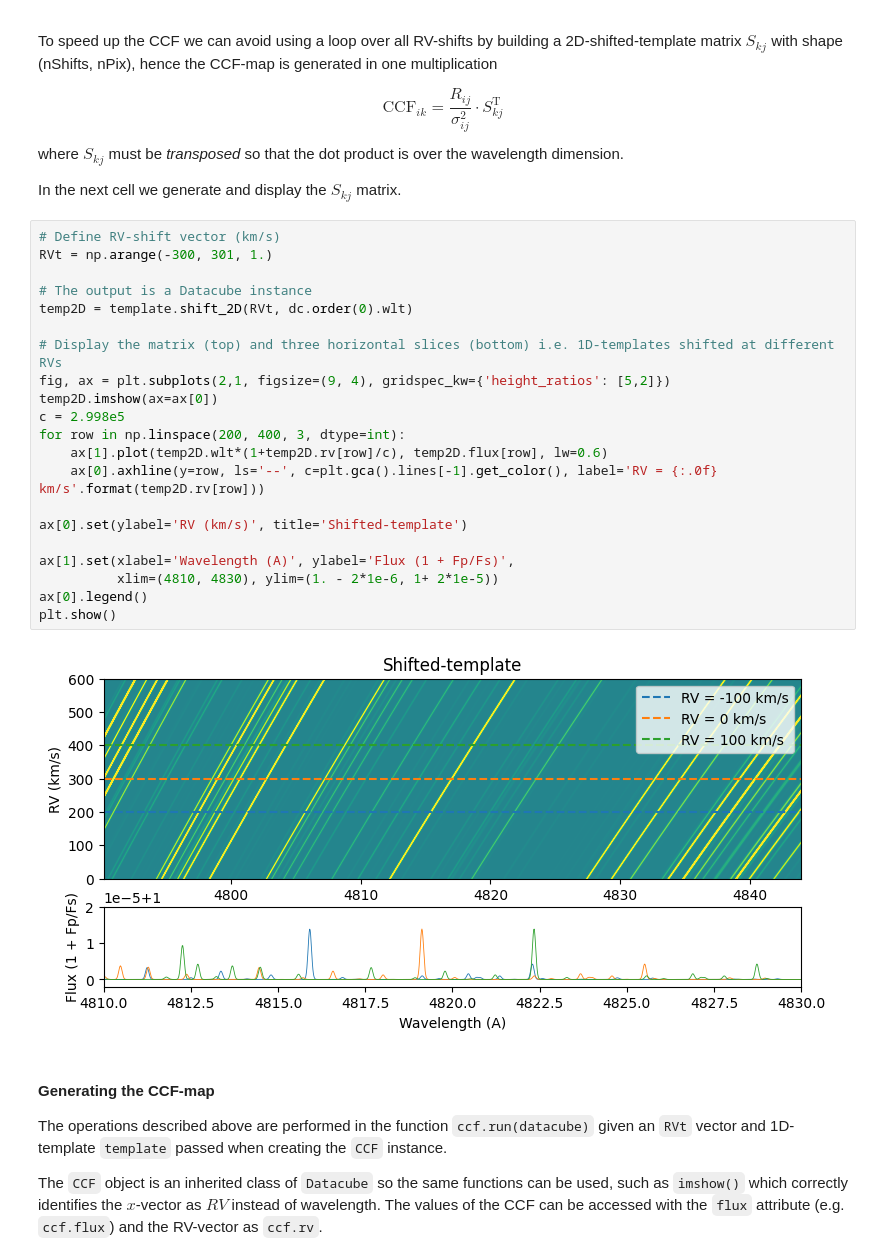
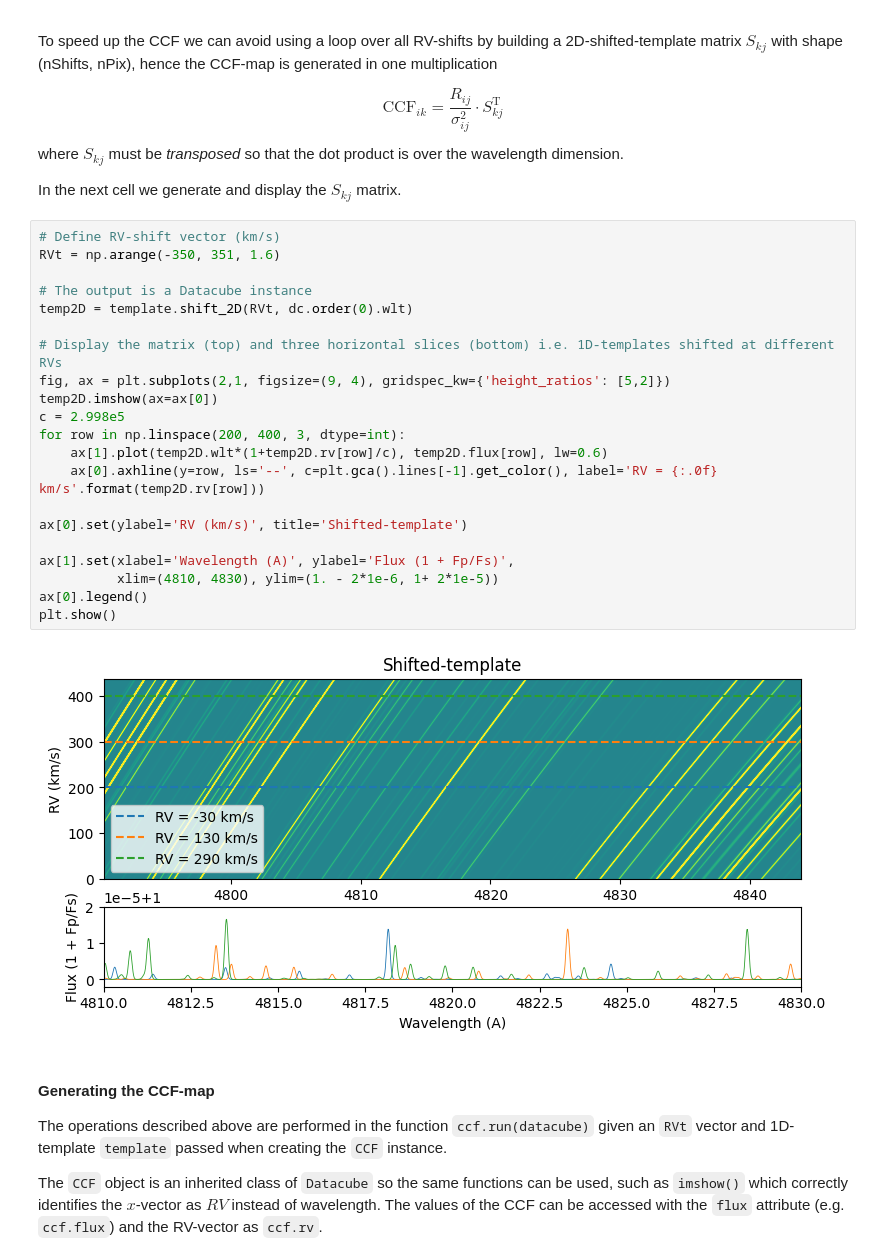
Before and after one commit to DGonzalezPicos/redcross, a Jupyter notebook: docs/source/notebooks/cross_correlation.ipynb, the cells around one changed output. Drawn from its saved outputs; the diff is of its cells as text.

```diff
--- a/docs/source/notebooks/cross_correlation.ipynb
+++ b/docs/source/notebooks/cross_correlation.ipynb
@@ -87,27 +87,27 @@ where $S_{kj}$ must be *transposed* so that the dot product is over the waveleng
 In the next cell we generate and display the $S_{kj}$ matrix.
 # %%
 # Define RV-shift vector (km/s)
-RVt = np.arange(-300, 301, 1.)
+RVt = np.arange(-350, 351, 1.6)
 
 # The output is a Datacube instance
 temp2D = template.shift_2D(RVt, dc.order(0).wlt)
 
 # Display the matrix (top) and three horizontal slices (bottom) i.e. 1D-templates shifted at different RVs
 fig, ax = plt.subplots(2,1, figsize=(9, 4), gridspec_kw={'height_ratios': [5,2]})
 temp2D.imshow(ax=ax[0])
 c = 2.998e5
 for row in np.linspace(200, 400, 3, dtype=int):
     ax[1].plot(temp2D.wlt*(1+temp2D.rv[row]/c), temp2D.flux[row], lw=0.6)
     ax[0].axhline(y=row, ls='--', c=plt.gca().lines[-1].get_color(), label='RV = {:.0f} km/s'.format(temp2D.rv[row]))
 
 ax[0].set(ylabel='RV (km/s)', title='Shifted-template')
 
 ax[1].set(xlabel='Wavelength (A)', ylabel='Flux (1 + Fp/Fs)',
           xlim=(4810, 4830), ylim=(1. - 2*1e-6, 1+ 2*1e-5))
 ax[0].legend()
 plt.show()
 # %% [output]
-[figure, old version]
+[figure, new version]
 # %% [markdown]
 #### Generating the CCF-map
 The operations described above are performed in the function `ccf.run(datacube)` given an `RVt` vector and 1D-template `template` passed when creating the `CCF` instance.
```
Also changed, not shown: parts of 5 cells of this notebook, 5 other files.
